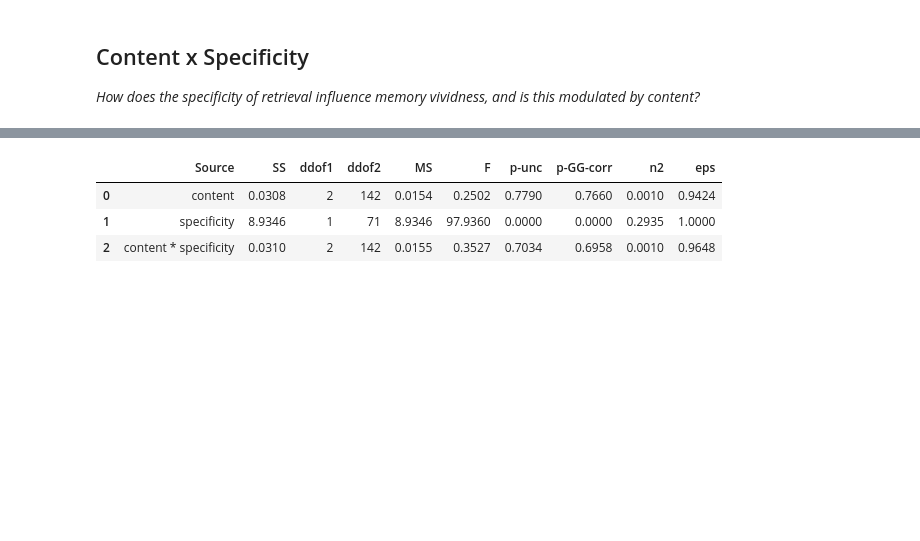
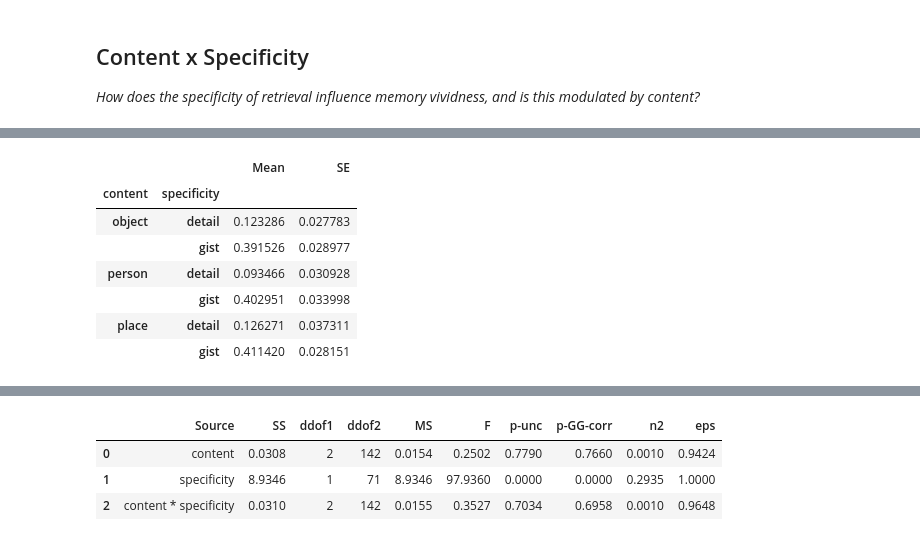
Before and after one commit to memobc/paper-vividness-features, a Jupyter notebook: code/vividness_analysis_Exp3.ipynb, the cells around one changed output, grey strips where cells are left out. Cells and saved outputs as stored; diff of their text form; code cells hidden in the pictures; blank space fills up the shorter version.

```diff
--- a/code/vividness_analysis_Exp3.ipynb
+++ b/code/vividness_analysis_Exp3.ipynb
@@ -537,3 +537,16 @@ cor_params.head()
+# %%
+# group averages by content and specificity:
+pd.DataFrame(cor_params.groupby(['content','specificity']).agg(Mean=('z', 'mean'),
+                                                               SE=('z', 'sem')))
+# %% [output]
+|  |  | Mean | SE |
+| content | specificity |  |  |
+| object | detail | 0.123286 | 0.027783 |
+|  | gist | 0.391526 | 0.028977 |
+| person | detail | 0.093466 | 0.030928 |
+|  | gist | 0.402951 | 0.033998 |
+| place | detail | 0.126271 | 0.037311 |
+|  | gist | 0.411420 | 0.028151 |
 # %%
 # one-sample t-tests:
 tests = []
```
Also changed, not shown: parts of 9 cells of this notebook, 20 other files.
